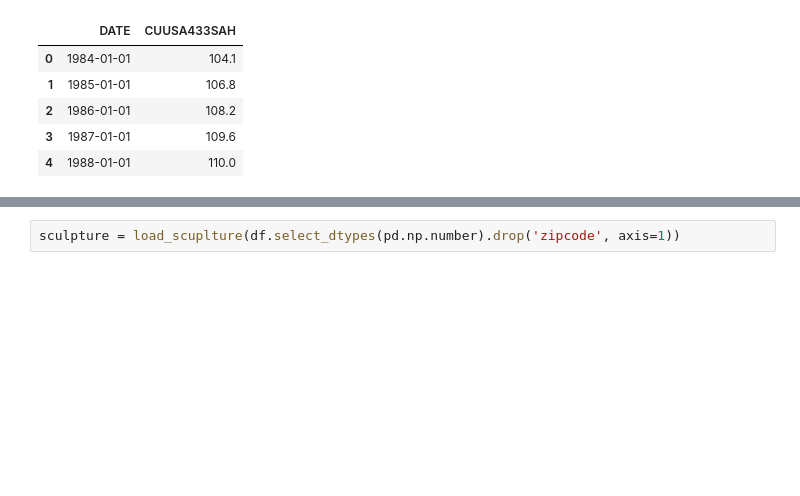
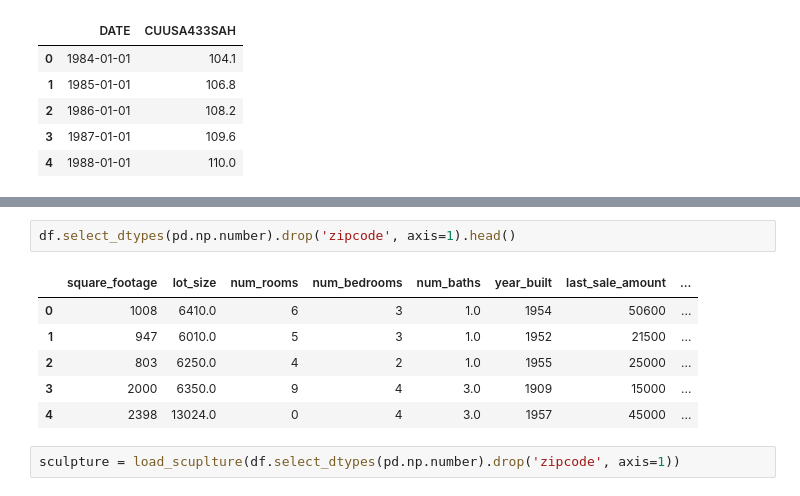
Before and after one commit to marksweissma/donatello, a Jupyter notebook: housing_prices.ipynb, the cells around one changed output, grey strips where cells are left out. Cells and saved outputs as stored; diff of their text form; blank space fills up the shorter version.

```diff
--- a/housing_prices.ipynb
+++ b/housing_prices.ipynb
@@ -58,5 +78,14 @@ def load_scuplture(df):
 
     return scuplture
+# %%
+df.select_dtypes(pd.np.number).drop('zipcode', axis=1).head()
+# %% [output]
+|  | square_footage | lot_size | num_rooms | num_bedrooms | num_baths | year_built | last_sale_amount | ... |
+| 0 | 1008 | 6410.0 | 6 | 3 | 1.0 | 1954 | 50600 | ... |
+| 1 | 947 | 6010.0 | 5 | 3 | 1.0 | 1952 | 21500 | ... |
+| 2 | 803 | 6250.0 | 4 | 2 | 1.0 | 1955 | 25000 | ... |
+| 3 | 2000 | 6350.0 | 9 | 4 | 3.0 | 1909 | 15000 | ... |
+| 4 | 2398 | 13024.0 | 0 | 4 | 3.0 | 1957 | 45000 | ... |
 # %%
 sculpture = load_scuplture(df.select_dtypes(pd.np.number).drop('zipcode', axis=1))
 # %%
```
Also changed, not shown: parts of 24 cells of this notebook.
